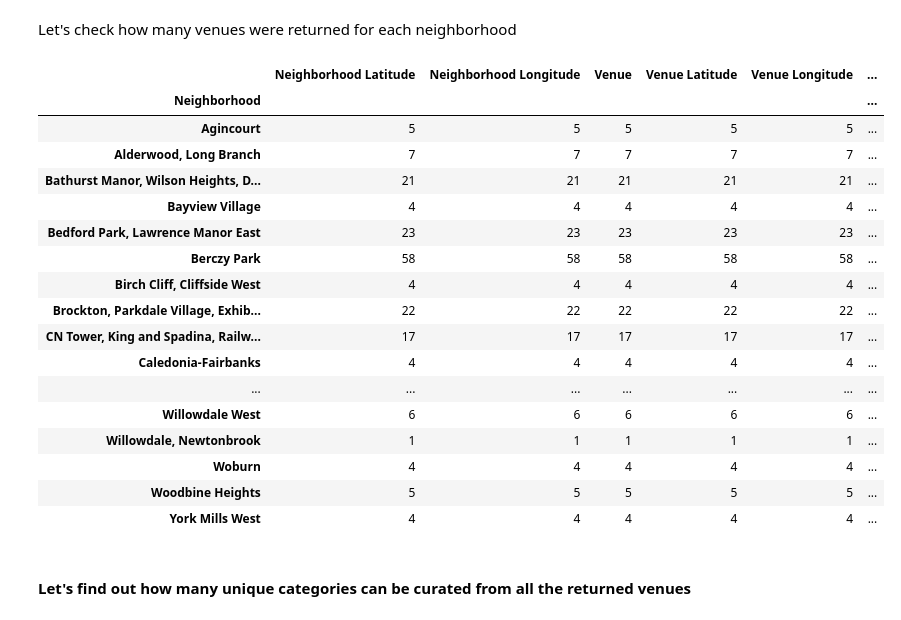
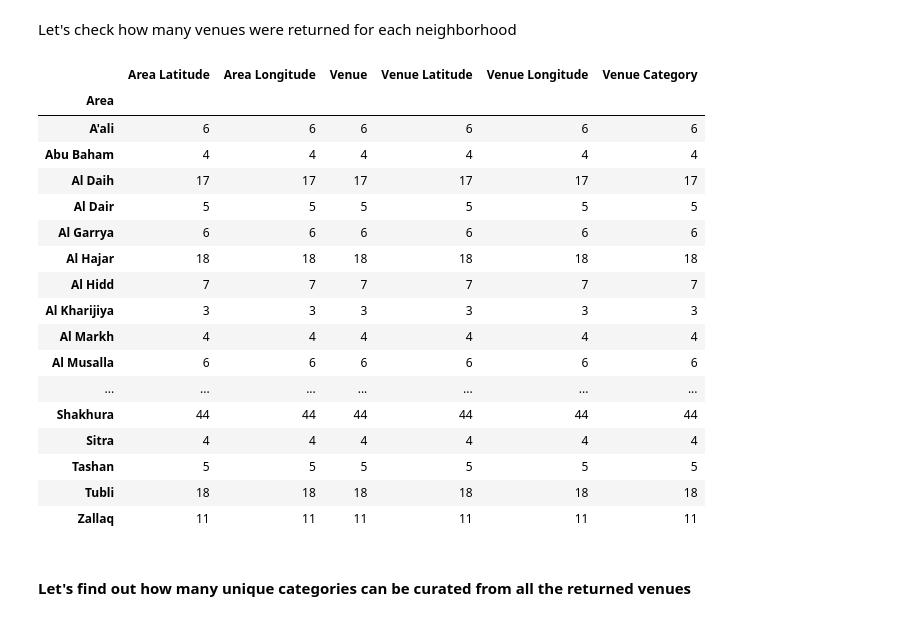
Before and after one commit to isados/neighborhood-clusters, a Jupyter notebook: BahrainSegmentation.ipynb, the cells around one changed output. Saved outputs shown, nothing was run; the diff lists cells and outputs as text; code cells hidden in the pictures.

```diff
--- a/BahrainSegmentation.ipynb
+++ b/BahrainSegmentation.ipynb
@@ -111,0 +67,25 @@ bh_data = pd.read_csv("bahrain-locations.csv")
+# %%
+import os
+apikey = "0F8YmbPnKYoRCXi1eDHU5q2RZJZwMEXy"
+import geocoder
+
+lats = []
+lngs = []
+for city in bh_data['Area']:
+
+
+    geocoder_type = 'osm'
+    try:
+        g = geocoder.osm(f"{city}, Bahrain", key=apikey)
+        geodata = g.json
+        lats.append(geodata['lat'])
+    except:
+        geocoder_type = 'MAPQUEST'
+        g = geocoder.mapquest(f"{city}, Bahrain", key=apikey)
+        geodata = g.json
+        lats.append(geodata['lat'])
+    lngs.append(geodata['lng'])
+    print(city, "|", geocoder_type)
+bh_data['Latitude'] = lats
+bh_data['Longitude'] = lngs
+bh_data.head()
@@ -190,8 +183,8 @@ latitude, longitude = 25.9406805, 50.3073847
 map_bahrain = folium.Map(location=[latitude, longitude], zoom_start=10)
 
 # add markers to map
-for lat, lng, city in zip(bh_df['Latitude'], bh_df['Longitude'],
-                                           bh_df['Cities']):
+for lat, lng, city in zip(bh_data['Latitude'], bh_data['Longitude'],
+                                           bh_data['Area']):
 
     label = folium.Popup(city, parse_html=True)
     folium.CircleMarker(
@@ -311,9 +299,9 @@ def getNearbyVenues(names, latitudes, longitudes, radius=500):
             v['venue']['categories'][0]['name']) for v in results])
 
     nearby_venues = pd.DataFrame([item for venue_list in venues_list for item in venue_list])
-    nearby_venues.columns = ['Neighborhood',
-                  'Neighborhood Latitude',
-                  'Neighborhood Longitude',
+    nearby_venues.columns = ['Area',
+                  'Area Latitude',
+                  'Area Longitude',
                   'Venue',
                   'Venue Latitude',
                   'Venue Longitude',
@@ -324,7 +312,7 @@ def getNearbyVenues(names, latitudes, longitudes, radius=500):
 #### Now write the code to run the above function on each neighborhood and create a new dataframe called _toronto_venues_.
 # %%
 # type your answer here
-toronto_venues = getNearbyVenues(toronto_df['Neighborhood'], toronto_df['Latitude'],
-                                   toronto_df['Longitude'], 500)
-toronto_venues.shape
+bh_venues = getNearbyVenues(bh_data['Area'], bh_data['Latitude'],
+                                   bh_data['Longitude'], 500)
+bh_venues.shape
 # %% [output]
@@ -353,26 +341,26 @@ There are 2124 venues explored by Foursquare in Toronto
 # %% [markdown]
 Let's check how many venues were returned for each neighborhood
 # %%
-toronto_venues.groupby('Neighborhood').count()
+bh_venues.groupby('Area').count()
 # %% [output]
-|  | Neighborhood Latitude | Neighborhood Longitude | Venue | Venue Latitude | Venue Longitude | ... |
-| Neighborhood |  |  |  |  |  | ... |
-| Agincourt | 5 | 5 | 5 | 5 | 5 | ... |
-| Alderwood, Long Branch | 7 | 7 | 7 | 7 | 7 | ... |
-| Bathurst Manor, Wilson Heights, D... | 21 | 21 | 21 | 21 | 21 | ... |
-| Bayview Village | 4 | 4 | 4 | 4 | 4 | ... |
-| Bedford Park, Lawrence Manor East | 23 | 23 | 23 | 23 | 23 | ... |
-| Berczy Park | 58 | 58 | 58 | 58 | 58 | ... |
-| Birch Cliff, Cliffside West | 4 | 4 | 4 | 4 | 4 | ... |
-| Brockton, Parkdale Village, Exhib... | 22 | 22 | 22 | 22 | 22 | ... |
-| CN Tower, King and Spadina, Railw... | 17 | 17 | 17 | 17 | 17 | ... |
-| Caledonia-Fairbanks | 4 | 4 | 4 | 4 | 4 | ... |
+|  | Area Latitude | Area Longitude | Venue | Venue Latitude | Venue Longitude | Venue Category |
+| Area |  |  |  |  |  |  |
+| A'ali | 6 | 6 | 6 | 6 | 6 | 6 |
+| Abu Baham | 4 | 4 | 4 | 4 | 4 | 4 |
+| Al Daih | 17 | 17 | 17 | 17 | 17 | 17 |
+| Al Dair | 5 | 5 | 5 | 5 | 5 | 5 |
+| Al Garrya | 6 | 6 | 6 | 6 | 6 | 6 |
+| Al Hajar | 18 | 18 | 18 | 18 | 18 | 18 |
+| Al Hidd | 7 | 7 | 7 | 7 | 7 | 7 |
+| Al Kharijiya | 3 | 3 | 3 | 3 | 3 | 3 |
+| Al Markh | 4 | 4 | 4 | 4 | 4 | 4 |
+| Al Musalla | 6 | 6 | 6 | 6 | 6 | 6 |
 | ... | ... | ... | ... | ... | ... | ... |
-| Willowdale West | 6 | 6 | 6 | 6 | 6 | ... |
-| Willowdale, Newtonbrook | 1 | 1 | 1 | 1 | 1 | ... |
-| Woburn | 4 | 4 | 4 | 4 | 4 | ... |
-| Woodbine Heights | 5 | 5 | 5 | 5 | 5 | ... |
-| York Mills West | 4 | 4 | 4 | 4 | 4 | ... |
+| Shakhura | 44 | 44 | 44 | 44 | 44 | 44 |
+| Sitra | 4 | 4 | 4 | 4 | 4 | 4 |
+| Tashan | 5 | 5 | 5 | 5 | 5 | 5 |
+| Tubli | 18 | 18 | 18 | 18 | 18 | 18 |
+| Zallaq | 11 | 11 | 11 | 11 | 11 | 11 |
 # %% [markdown]
 #### Let's find out how many unique categories can be curated from all the returned venues
 # %%
```
Also changed, not shown: parts of 34 cells of this notebook, 1 other file.
